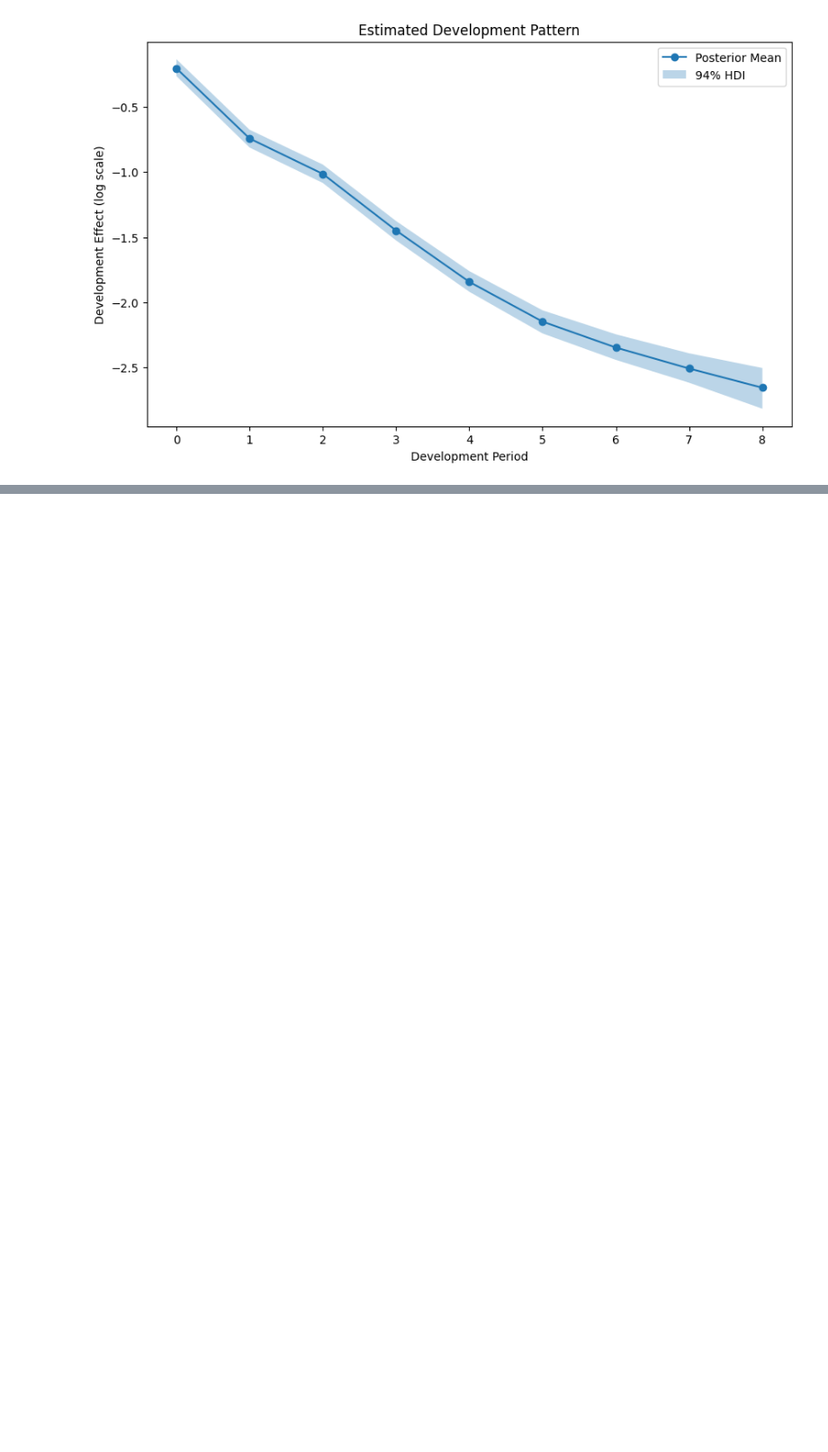
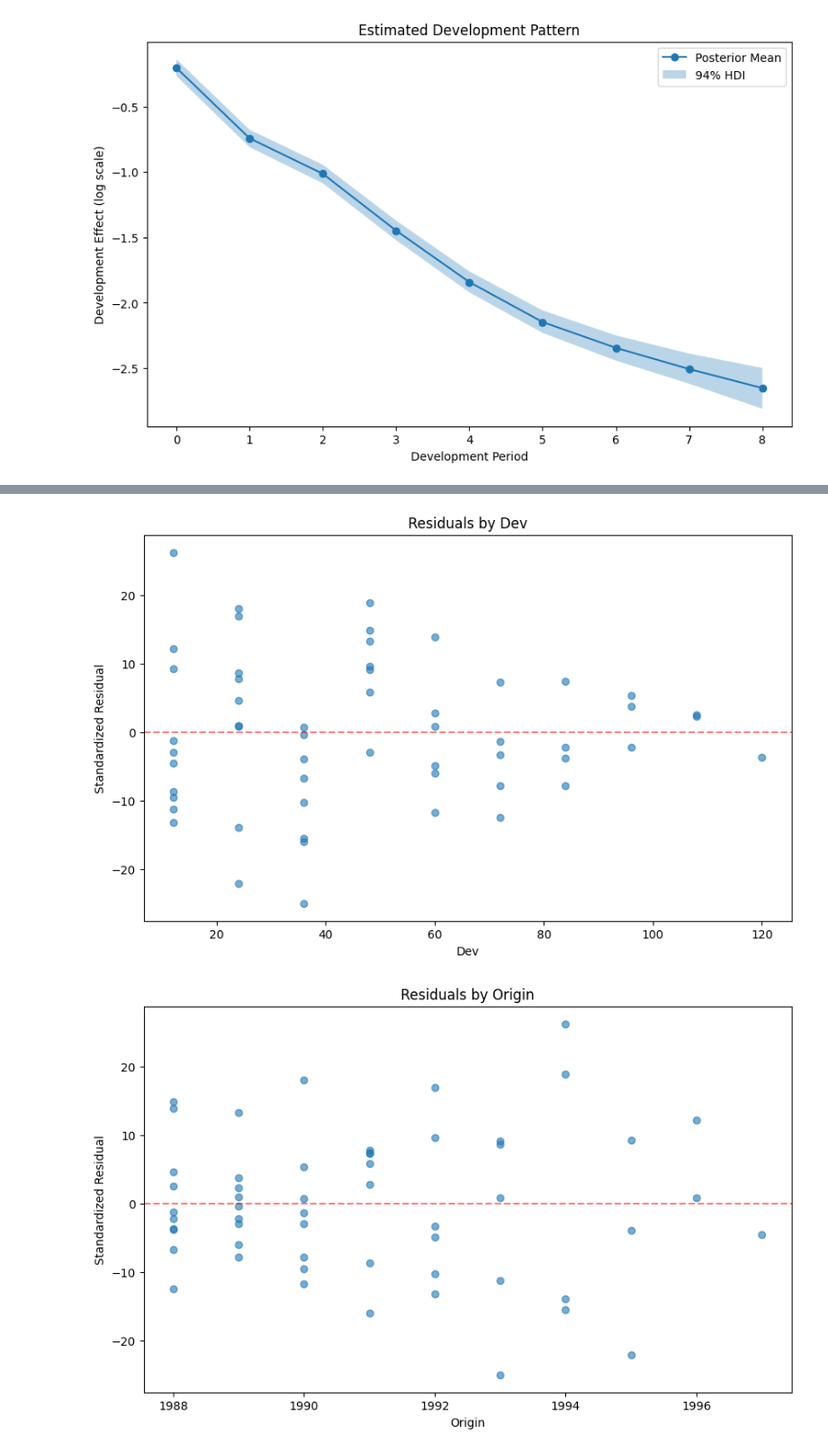
Before and after one commit to problemofpoints/bayesianchainladder, a Jupyter notebook: references/test-notebook.ipynb, the cells around one changed output, grey strips where cells are left out. Shown at 90% size. Drawn from its saved outputs; the diff is of its cells as text; code cells hidden in the pictures; blank space fills up the shorter version.

```diff
--- a/references/test-notebook.ipynb
+++ b/references/test-notebook.ipynb
@@ -91,0 +109,12 @@ TypeError: extract_parameter_summary() got an unexpected keyword argument 'filte
+# %%
+# Fit the Bayesian chain ladder model
+model_spline = BayesianChainLadderGLM(
+    formula="incremental ~ 1 + C(origin) + bs(dev, df=5)",
+    family="negativebinomial",
+    draws=2000,
+    tune=1000,
+)
+model_spline.fit(triangle)
+
+# Get reserve summary
+model_spline.summary()
@@ -91,0 +140,7 @@ TypeError: extract_parameter_summary() got an unexpected keyword argument 'filte
+# %%
+fig, ax = plot_residuals(model_spline, by="dev")
+fig, ax = plot_residuals(model_spline, by="origin")
+fig, ax = plot_residuals(model_spline, by="calendar")
+# %% [output]
+[figure, added]
+[figure, added]
```
Also changed, not shown: parts of 7 cells of this notebook, 4 other files.
